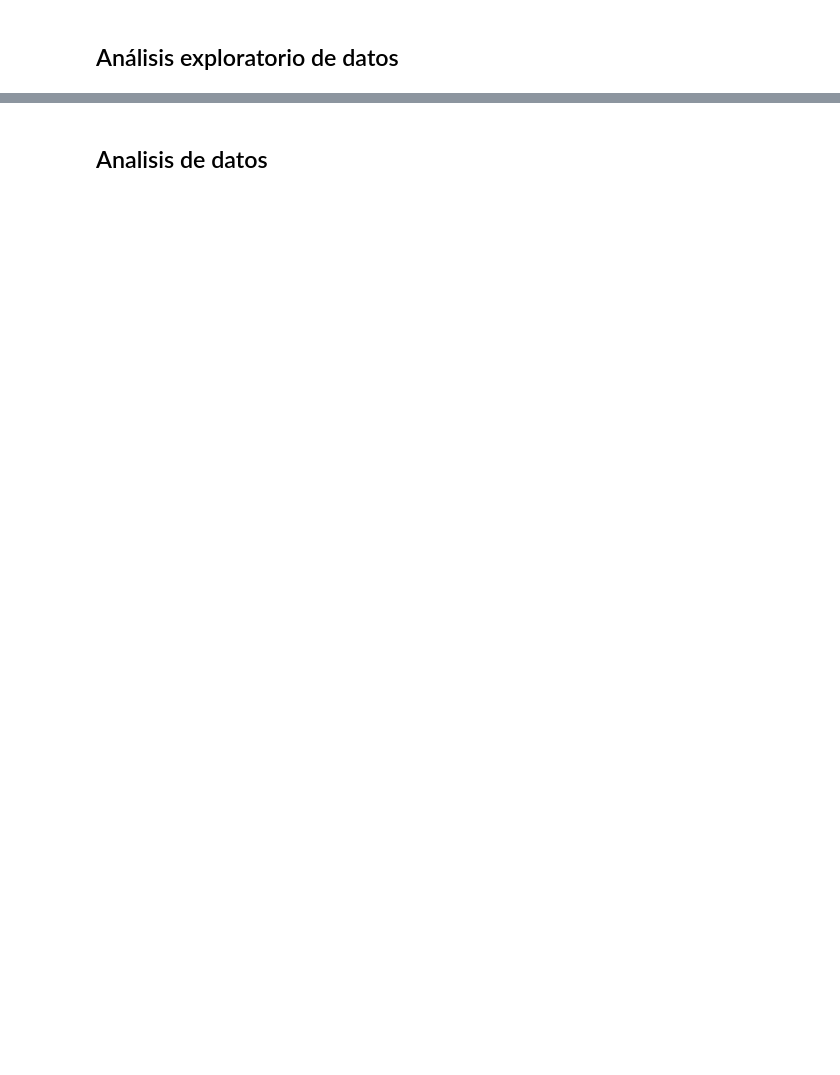
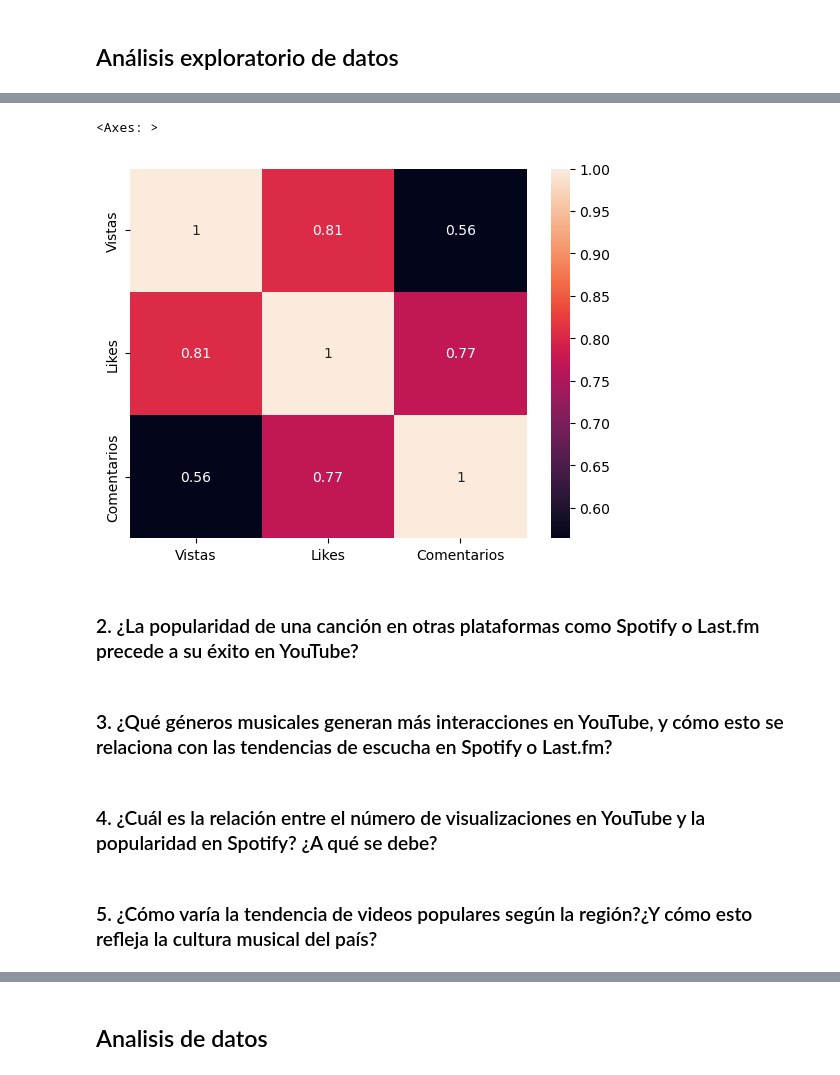
Before and after one commit to wattmoox/Proyecto_Data_Sience, a Jupyter notebook: main.ipynb, the cells around one changed output, grey strips where cells are left out. Drawn from its saved outputs; the diff is of its cells as text; code cells hidden in the pictures; blank space fills up the shorter version.

```diff
--- a/main.ipynb
+++ b/main.ipynb
@@ -94,0 +108,7 @@ df_csv
+# %%
+sns.heatmap(correlaciones.corr(),annot=True)
+# %% [output]
+<Axes: >
+[figure, added]
+# %% [markdown]
+### 2. ¿La popularidad de una canción en otras plataformas como Spotify o Last.fm precede a su éxito en YouTube?
@@ -94,0 +127,6 @@ df_csv
+# %% [markdown]
+### 3. ¿Qué géneros musicales generan más interacciones en YouTube, y cómo esto se relaciona con las tendencias de escucha en Spotify o Last.fm?
+# %% [markdown]
+### 4. ¿Cuál es la relación entre el número de visualizaciones en YouTube y la popularidad en Spotify? ¿A qué se debe?
+# %% [markdown]
+### 5. ¿Cómo varía la tendencia de videos populares según la región?¿Y cómo esto refleja la cultura musical del país?
```
Also changed, not shown: parts of 15 cells of this notebook, 4 other files.
